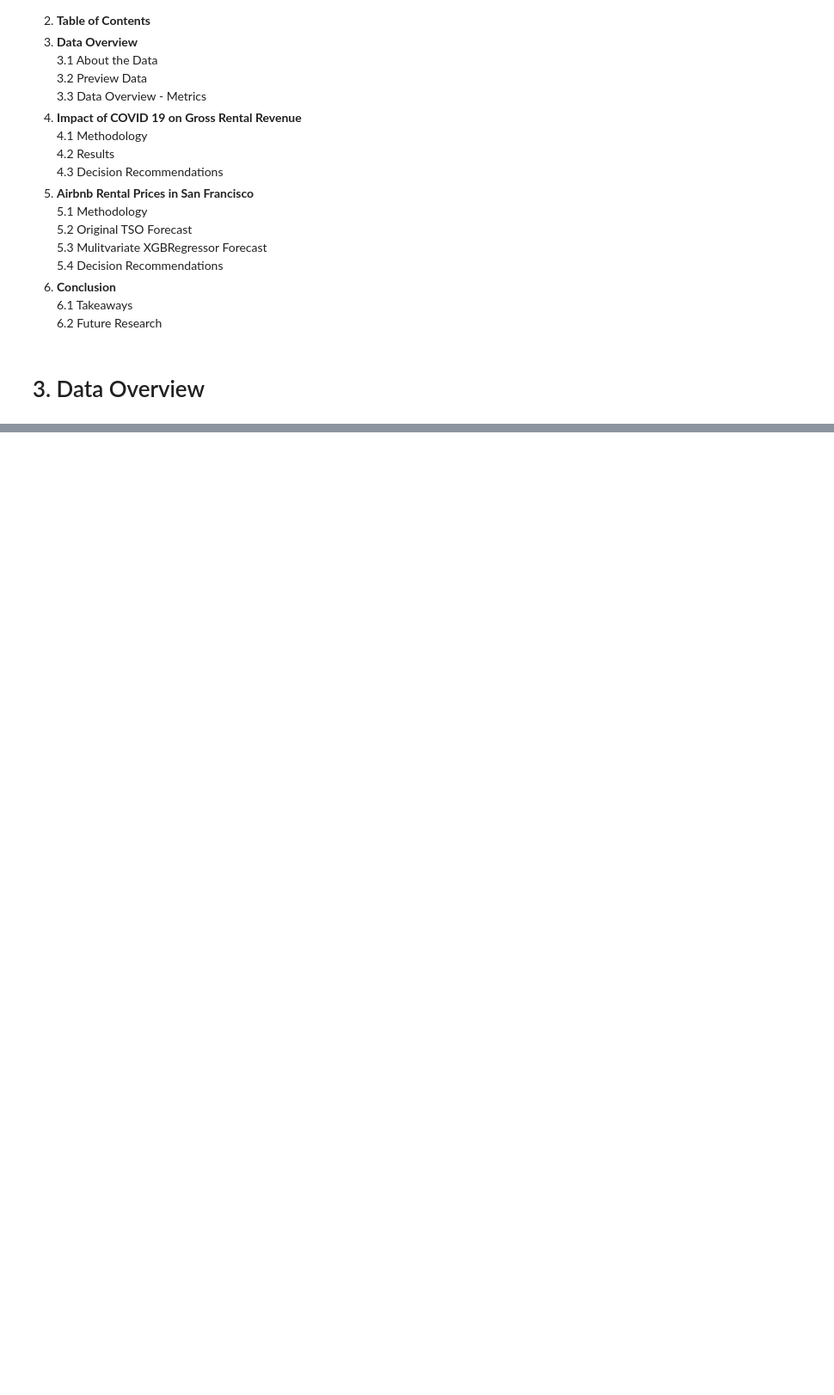
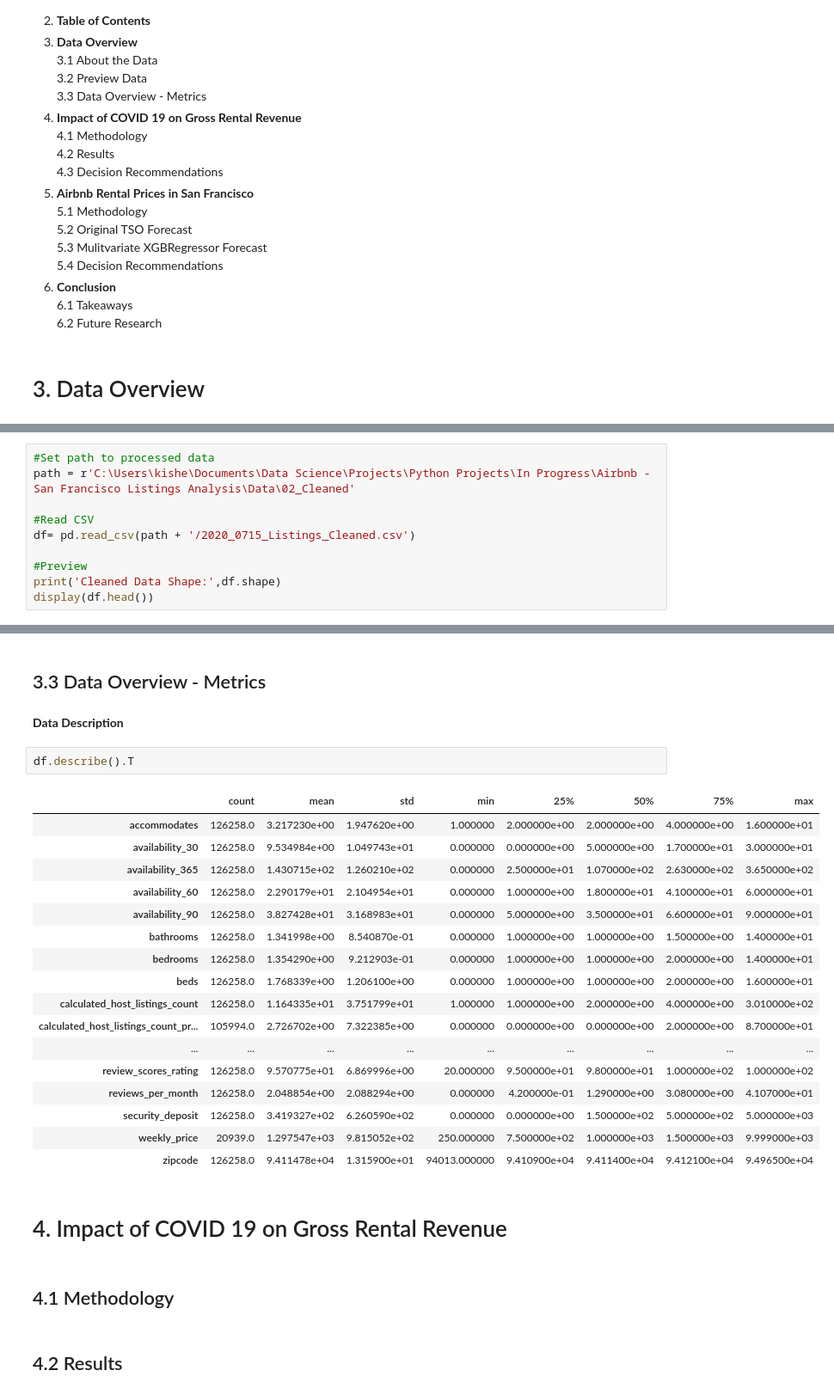
Before and after one commit to KishenSharma6/SF_Airbnb_Rental_Market_Analysis, a Jupyter notebook: Final_Report/Final_Report.ipynb, the cells around one changed output, grey strips where cells are left out. Shown at 86% size. Cells and saved outputs as stored; diff of their text form; blank space fills up the shorter version.

Commit message:
Progress through Section 3 Completed

```diff
--- a/Final_Report/Final_Report.ipynb
+++ b/Final_Report/Final_Report.ipynb
@@ -89,0 +92,10 @@ I hope to use the information gained from the analysis to provide the following:
+# %%
+#Set path to processed data
+path = r'C:\Users\kishe\Documents\Data Science\Projects\Python Projects\In Progress\Airbnb - San Francisco Listings Analysis\Data\02_Cleaned'
+
+#Read CSV
+df= pd.read_csv(path + '/2020_0715_Listings_Cleaned.csv')
+
+#Preview
+print('Cleaned Data Shape:',df.shape)
+display(df.head())
@@ -89,0 +110,30 @@ I hope to use the information gained from the analysis to provide the following:
+# %% [markdown]
+## 3.3 Data Overview - Metrics
+# %% [markdown]
+**Data Description**
+# %%
+df.describe().T
+# %% [output]
+|  | count | mean | std | min | 25% | 50% | 75% | max |
+| accommodates | 126258.0 | 3.217230e+00 | 1.947620e+00 | 1.000000 | 2.000000e+00 | 2.000000e+00 | 4.000000e+00 | 1.600000e+01 |
+| availability_30 | 126258.0 | 9.534984e+00 | 1.049743e+01 | 0.000000 | 0.000000e+00 | 5.000000e+00 | 1.700000e+01 | 3.000000e+01 |
+| availability_365 | 126258.0 | 1.430715e+02 | 1.260210e+02 | 0.000000 | 2.500000e+01 | 1.070000e+02 | 2.630000e+02 | 3.650000e+02 |
+| availability_60 | 126258.0 | 2.290179e+01 | 2.104954e+01 | 0.000000 | 1.000000e+00 | 1.800000e+01 | 4.100000e+01 | 6.000000e+01 |
+| availability_90 | 126258.0 | 3.827428e+01 | 3.168983e+01 | 0.000000 | 5.000000e+00 | 3.500000e+01 | 6.600000e+01 | 9.000000e+01 |
+| bathrooms | 126258.0 | 1.341998e+00 | 8.540870e-01 | 0.000000 | 1.000000e+00 | 1.000000e+00 | 1.500000e+00 | 1.400000e+01 |
+| bedrooms | 126258.0 | 1.354290e+00 | 9.212903e-01 | 0.000000 | 1.000000e+00 | 1.000000e+00 | 2.000000e+00 | 1.400000e+01 |
+| beds | 126258.0 | 1.768339e+00 | 1.206100e+00 | 0.000000 | 1.000000e+00 | 1.000000e+00 | 2.000000e+00 | 1.600000e+01 |
+| calculated_host_listings_count | 126258.0 | 1.164335e+01 | 3.751799e+01 | 1.000000 | 1.000000e+00 | 2.000000e+00 | 4.000000e+00 | 3.010000e+02 |
+| calculated_host_listings_count_pr... | 105994.0 | 2.726702e+00 | 7.322385e+00 | 0.000000 | 0.000000e+00 | 0.000000e+00 | 2.000000e+00 | 8.700000e+01 |
+| ... | ... | ... | ... | ... | ... | ... | ... | ... |
+| review_scores_rating | 126258.0 | 9.570775e+01 | 6.869996e+00 | 20.000000 | 9.500000e+01 | 9.800000e+01 | 1.000000e+02 | 1.000000e+02 |
+| reviews_per_month | 126258.0 | 2.048854e+00 | 2.088294e+00 | 0.000000 | 4.200000e-01 | 1.290000e+00 | 3.080000e+00 | 4.107000e+01 |
+| security_deposit | 126258.0 | 3.419327e+02 | 6.260590e+02 | 0.000000 | 0.000000e+00 | 1.500000e+02 | 5.000000e+02 | 5.000000e+03 |
+| weekly_price | 20939.0 | 1.297547e+03 | 9.815052e+02 | 250.000000 | 7.500000e+02 | 1.000000e+03 | 1.500000e+03 | 9.999000e+03 |
+| zipcode | 126258.0 | 9.411478e+04 | 1.315900e+01 | 94013.000000 | 9.410900e+04 | 9.411400e+04 | 9.412100e+04 | 9.496500e+04 |
+# %% [markdown]
+# 4. Impact of COVID 19 on Gross Rental Revenue
+# %% [markdown]
+## 4.1 Methodology
+# %% [markdown]
+## 4.2 Results
```
Also changed, not shown: parts of 15 cells of this notebook, 2 other files.
